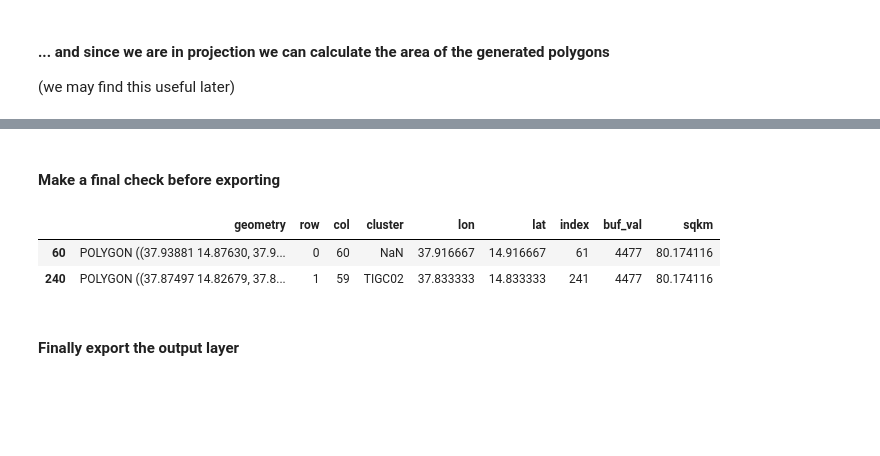
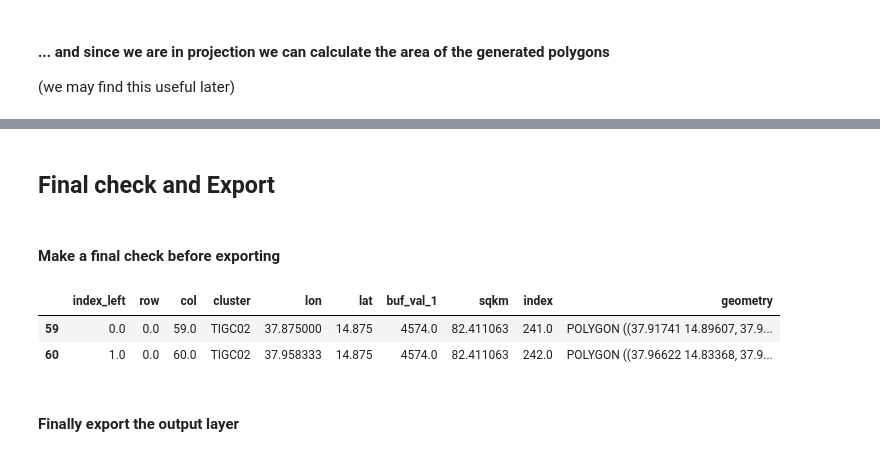
Before and after one commit to akorkovelos/un-clews-gis-work, a Jupyter notebook: Creating spatial index for ascii clusters.ipynb, the cells around one changed output, grey strips where cells are left out. Saved outputs shown, nothing was run; the diff lists cells and outputs as text; code cells hidden in the pictures; blank space fills up the shorter version.

Commit message:
Fixing NoNe cluster values in polygons by assigning value of nearest neighbor

```diff
--- a/Creating spatial index for ascii clusters.ipynb
+++ b/Creating spatial index for ascii clusters.ipynb
@@ -384,0 +515,5 @@ Right CRS: EPSG:4326
+# %%
+#Spatial join
+final_clustered_GAEZ_gdf = gpd.sjoin(clustered_GAEZ_gdf_clip_new, clustered_GAEZ_gdf_clip[["geometry"]],
+                                    op='within',
+                                    how='right')
@@ -385,11 +524,29 @@ Right CRS: EPSG:4326
+# %%
+def get_multiplier(estimated, official):
+    if official == estimated:
+        return 1
+    try:
+        return  official / estimated
+    except ZeroDivisionError:
+        return 0
+# %%
+estimated_area = final_clustered_GAEZ_gdf.sqkm.sum()
+official_area = admin.SQKM[0]
+
+# Estimate column multipler
+multiplier = get_multiplier(estimated_area, official_area)
+# %%
+final_clustered_GAEZ_gdf.sqkm = final_clustered_GAEZ_gdf.sqkm * multiplier
+# %% [markdown]
+## Final check and Export
 # %% [markdown]
 #### Make a final check before exporting
 # %%
-clustered_GAEZ_gdf_clip.head(2)
+final_clustered_GAEZ_gdf.head(2)
 # %% [output]
-|  | geometry | row | col | cluster | lon | lat | index | buf_val | sqkm |
-| 60 | POLYGON ((37.93881 14.87630, 37.9... | 0 | 60 | NaN | 37.916667 | 14.916667 | 61 | 4477 | 80.174116 |
-| 240 | POLYGON ((37.87497 14.82679, 37.8... | 1 | 59 | TIGC02 | 37.833333 | 14.833333 | 241 | 4477 | 80.174116 |
+|  | index_left | row | col | cluster | lon | lat | buf_val_1 | sqkm | index | geometry |
+| 59 | 0.0 | 0.0 | 59.0 | TIGC02 | 37.875000 | 14.875 | 4574.0 | 82.411063 | 241.0 | POLYGON ((37.91741 14.89607, 37.9... |
+| 60 | 1.0 | 0.0 | 60.0 | TIGC02 | 37.958333 | 14.875 | 4574.0 | 82.411063 | 242.0 | POLYGON ((37.96622 14.83368, 37.9... |
 # %% [markdown]
 #### Finally export the output layer
 # %%
```
Also changed, not shown: parts of 72 cells of this notebook, 1 other file.
